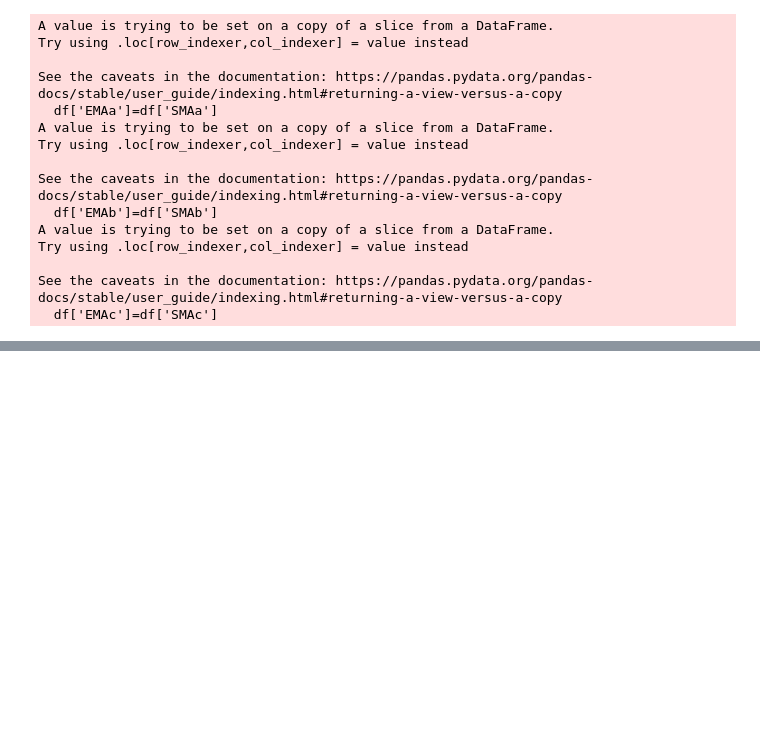
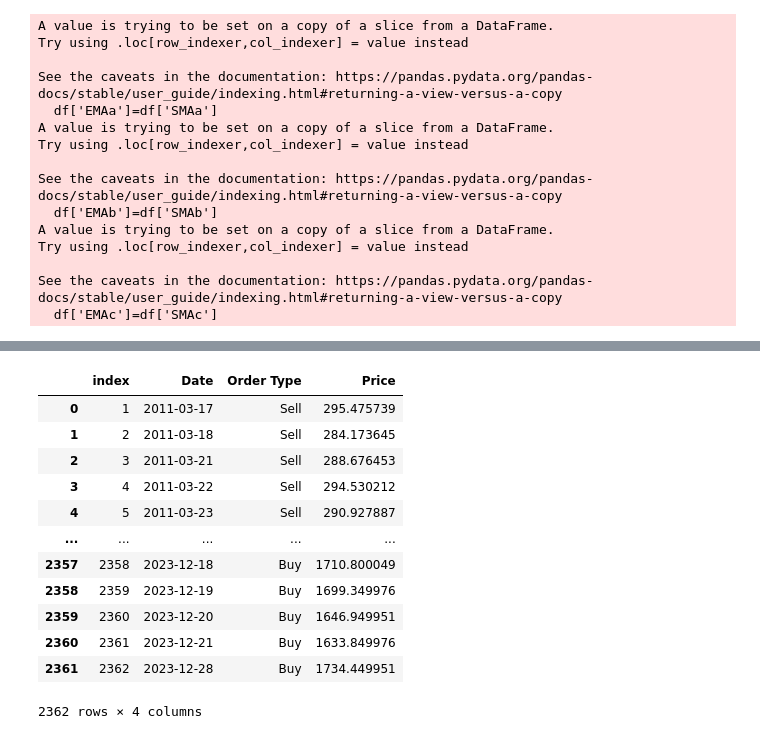
Before and after one commit to vedant2423/data-analysis-with-technical-indicators, a Jupyter notebook: Technical_indicators/Tech.ipynb, the cells around one changed output, grey strips where cells are left out. Saved outputs shown, nothing was run; the diff lists cells and outputs as text; code cells hidden in the pictures; blank space fills up the shorter version.

```diff
--- a/Technical_indicators/Tech.ipynb
+++ b/Technical_indicators/Tech.ipynb
@@ -134,0 +139,23 @@ trades
+# %%
+trades['Order Type']=trades['Order Type'].astype('str')
+if trades.loc[0]['Order Type']=='Sell':
+    trades=trades[1:]
+if trades.loc[len(trades.index)]['Order Type']=='Buy':
+    trades=trades[:-1]
+
+trades.reset_index(inplace=True)
+trades
+# %% [output]
+|  | index | Date | Order Type | Price |
+| 0 | 1 | 2011-03-17 | Sell | 295.475739 |
+| 1 | 2 | 2011-03-18 | Sell | 284.173645 |
+| 2 | 3 | 2011-03-21 | Sell | 288.676453 |
+| 3 | 4 | 2011-03-22 | Sell | 294.530212 |
+| 4 | 5 | 2011-03-23 | Sell | 290.927887 |
+| ... | ... | ... | ... | ... |
+| 2357 | 2358 | 2023-12-18 | Buy | 1710.800049 |
+| 2358 | 2359 | 2023-12-19 | Buy | 1699.349976 |
+| 2359 | 2360 | 2023-12-20 | Buy | 1646.949951 |
+| 2360 | 2361 | 2023-12-21 | Buy | 1633.849976 |
+| 2361 | 2362 | 2023-12-28 | Buy | 1734.449951 |
+2362 rows × 4 columns
```
Also changed, not shown: parts of 7 cells of this notebook, 2 other files.
